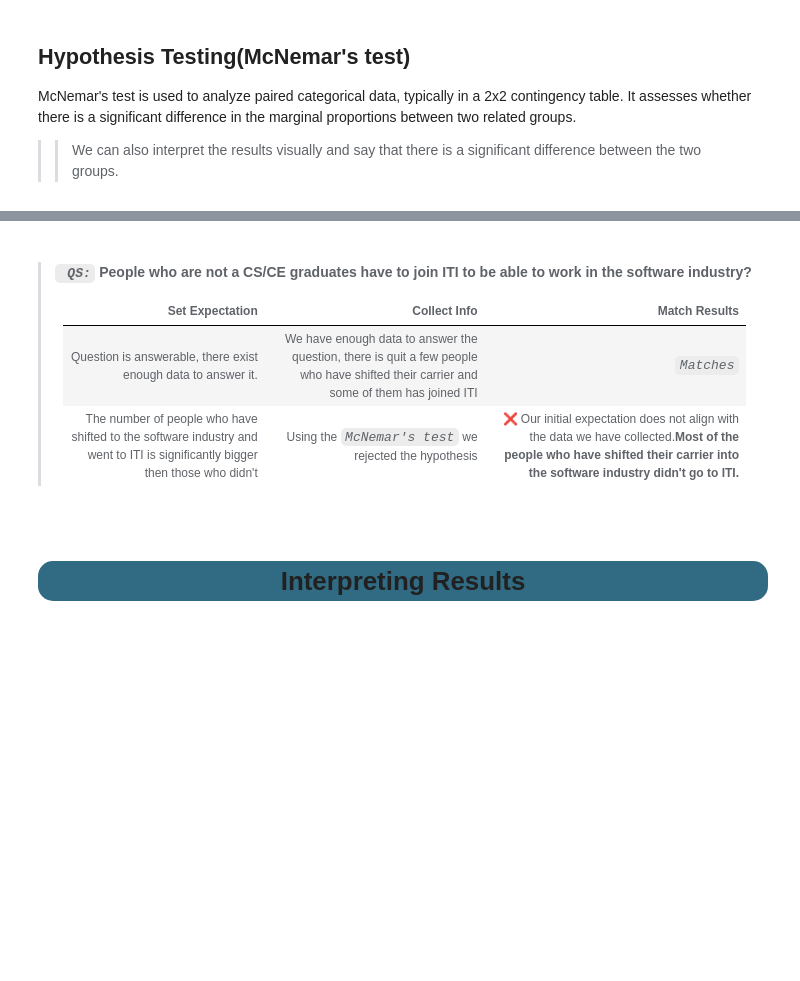
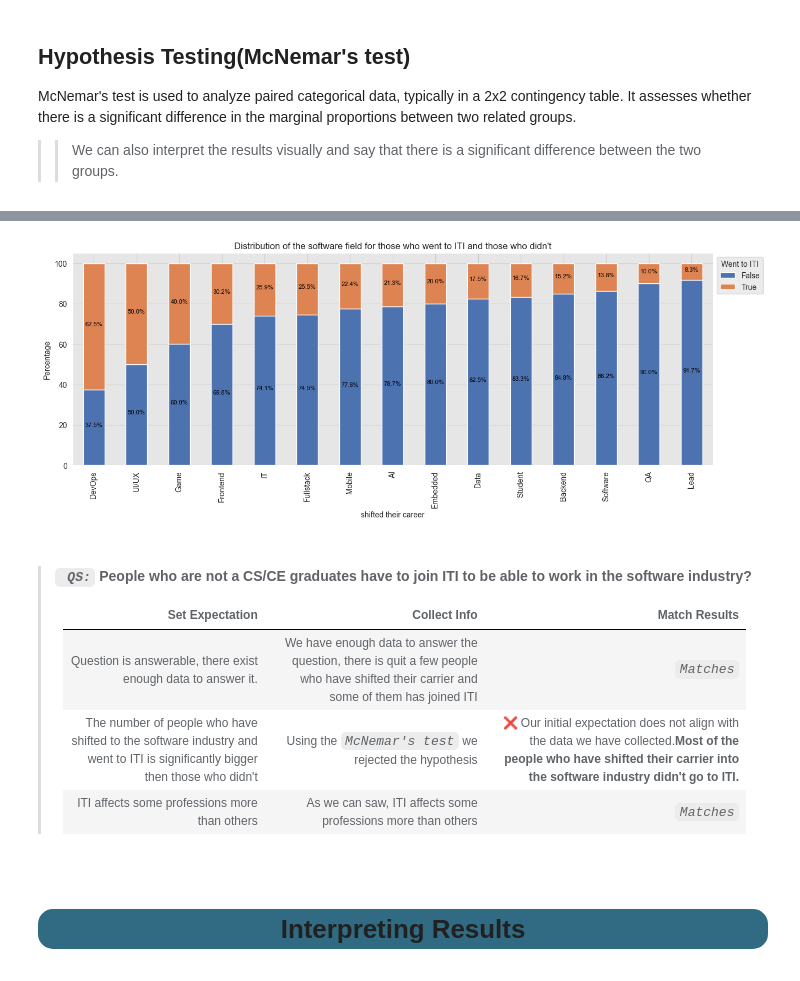
Before and after one commit to Mostafa-wael/Exploring-the-Landscape-of-the-Egyptian-Software-Market, a Jupyter notebook: notebooks/causal.ipynb, the cells around one changed output, grey strips where cells are left out. Cells and saved outputs as stored; diff of their text form; code cells hidden in the pictures; blank space fills up the shorter version.

```diff
--- a/notebooks/causal.ipynb
+++ b/notebooks/causal.ipynb
@@ -289,9 +294,38 @@ There is a significant difference between the two groups.
+# %%
+# Draw a stack plot to show the percentage each faculty_name and title_tag for the shifted_df
+segment_counts = working_df.groupby(['title_tag', 'has_iti']).size().unstack()
+
+# if the count of a title_tag is less than n, drop it
+n = 3
+segment_counts = segment_counts.drop(segment_counts[segment_counts.sum(axis=1) < n].index, axis=0)
+
+# Calculate the percentages
+segment_percents = segment_counts.div(segment_counts.sum(axis=1), axis=0) * 100
+
+# Order segment_percents based on shifted = True
+segment_percents = segment_percents.sort_values(by=True, ascending=False)
+
+# Plot the stacked bar chart with percentages
+ax = segment_percents.plot(kind='bar', stacked=True, figsize=(15, 5))
+
+# Add percentage labels to the bars
+for container in ax.containers:
+    ax.bar_label(container, label_type='center', fontsize=8, color='black', fmt='%.1f%%', padding=3)
+
+plt.xlabel('shifted their career')
+plt.ylabel('Percentage')
+plt.title('Distribution of the software field for those who went to ITI and those who didn\'t')
+plt.legend(title='Went to ITI', bbox_to_anchor=(1, 1), loc='upper left')
+plt.show()
+# %% [output]
+[figure, added]
 # %% [markdown]
 > #### _` QS:`_ People who are not a CS/CE graduates have to join ITI to be able to work in the software industry?
 >|Set Expectation | Collect Info | Match Results|
 >|----|----|----|
 >| Question is answerable, there exist enough data to answer it.| We have enough data to answer the question, there is quit a few people who have shifted their carrier and some of them has joined ITI | _`Matches`_ |
 >| The number of people who have shifted to the software industry and went to ITI is significantly bigger then those who didn't | Using the _`McNemar's test`_ we rejected the hypothesis| ❌ Our initial expectation does not align with the data we have collected.**Most of the people who have shifted their carrier into the software industry didn't go to ITI.**|
+>| ITI affects some professions more than others| As we can saw, ITI affects some professions more than others | _`Matches`_  |
 <br>
 # %% [markdown]
 <div style="border-width:1; border-radius: 15px; border-style: solid; border-color: rgb(10, 10, 10); background-color: #316B83; text-align: center;font: 14pt 'Candara';font-weight:bold;"><h1> Interpreting Results</h1></div>
```
Also changed, not shown: parts of 8 cells of this notebook, 1 other file.
